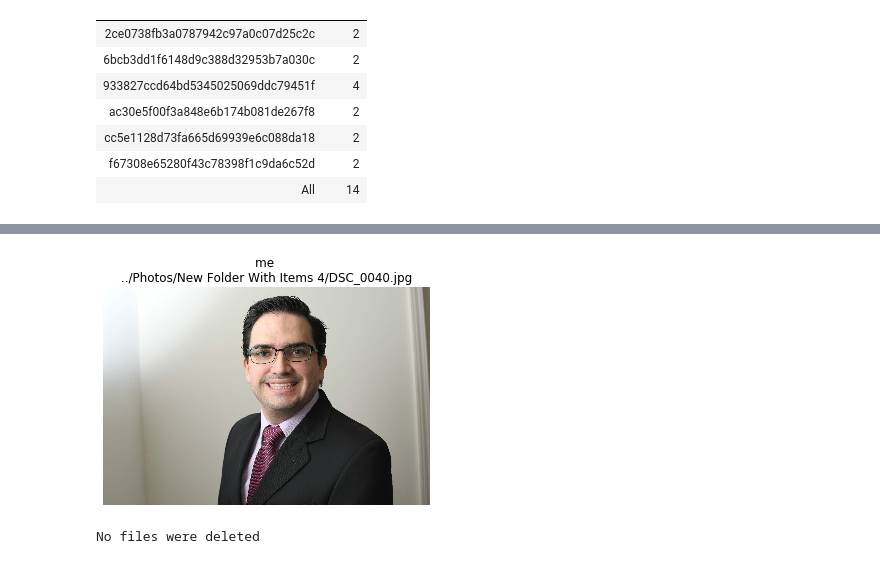
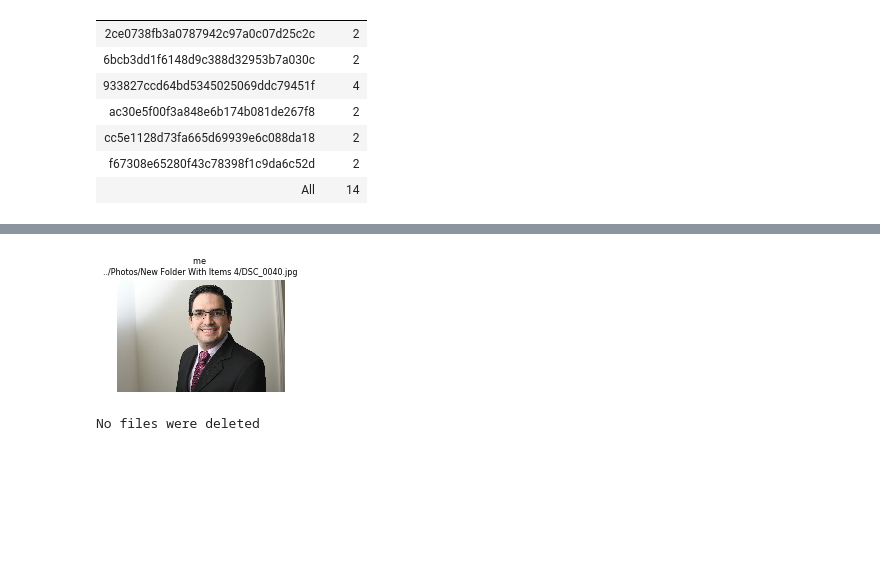
Before and after one commit to cemoga/delete_duplicate_files, a Jupyter notebook: duplicate_images.ipynb, the cells around one changed output, grey strips where cells are left out. Saved outputs shown, nothing was run; the diff lists cells and outputs as text; code cells hidden in the pictures; blank space fills up the shorter version.

```diff
--- a/duplicate_images.ipynb
+++ b/duplicate_images.ipynb
@@ -115,14 +115,16 @@ repeated_path_df
 # %%
 import matplotlib.pyplot as plt, matplotlib.image as mpimg
 %matplotlib inline
 # was trained with
 image_path = os.path.join('../Photos/New Folder With Items 4/DSC_0040.jpg')
-plt.title('me \n' + image_path)
+fig = plt.figure()
+fig.set_size_inches((3,3))
+plt.title('me \n' + image_path, fontdict={'fontsize':8})
 plt.axis('off')
 img = mpimg.imread(image_path)
 plt.imshow(img);
 # %% [output]
-[figure, old version]
+[figure, new version]
 # %%
 txt = input("Do you want to delete the files(Y/N)?: ")
 # %%
```
Also changed, not shown: 18 other files.
